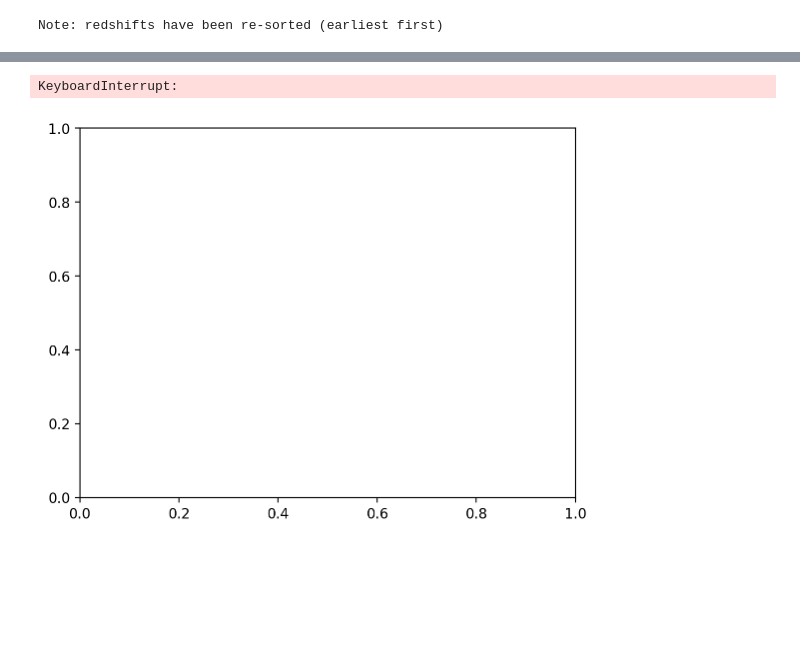
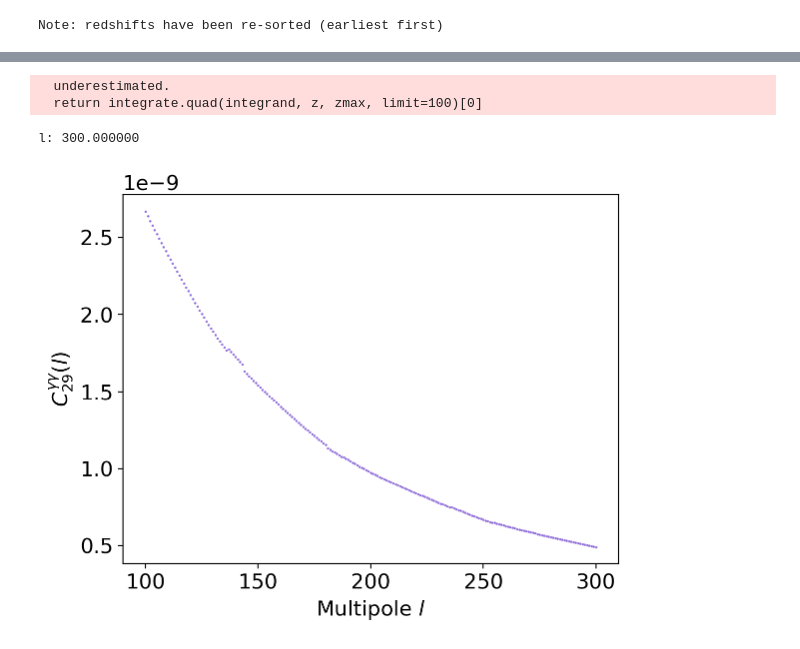
Before and after one commit to vPedreros/dfi-summer-2023, a Jupyter notebook: summer_nb.ipynb, the cells around one changed output, grey strips where cells are left out. Saved outputs shown, nothing was run; the diff lists cells and outputs as text; code cells hidden in the pictures; blank space fills up the shorter version.

Commit message:
quad implemented, some results

```diff
--- a/summer_nb.ipynb
+++ b/summer_nb.ipynb
@@ -323,8 +247,8 @@ for i in range(10):
 fig, ax = plt.subplots()
 
 for i in range(10):
-    ax.plot(z_to_plot, dict_ndsty['bin_ndensity_%s'%(str(i))](z_to_plot), c='b')
+    ax.plot(z_to_plot, dict_ndsty['bin_ndensity_%s'%(str(i))](z_to_plot), c='mediumpurple')
 ax.plot(z_to_plot, 25*n(z_to_plot), c='red')
 ax.set_xlabel('Redshift $z$')
-ax.set_ylabel('Number density')
+ax.set_ylabel('Number density');
 # %% [output]
@@ -333,5 +256,5 @@ Text(0, 0.5, 'Number density')
 # %%
-def window(i, z, zmin=0.001, zmax=2.5+1e-9, k=12):
+def window(i, z, zmax=2.5):
     """Reduced window function as a function of redshift.
     Quad integration from scipy is used.
     ===================================================
@@ -342,10 +265,7 @@ def window(i, z, zmin=0.001, zmax=2.5+1e-9, k=12):
     def integrand(w):
         return dict_ndsty['bin_ndensity_%s'%(str(i))](w) * (1 - r(z) / r(w))
 
-    N_int = 2**k + 1
-    dz = (zmax-z) / N_int
-    z_int = np.arange(z, zmax, dz)
-    return integrate.romb(integrand(z_int), dx=dz)
+    return integrate.quad(integrand, z, zmax, limit=100)[0]
 
 
 def weight_gamma(i, z, Omm=omm):
@@ -360,12 +280,12 @@ def weight_gamma(i, z, Omm=omm):
     z_dep = (1 + z) * r(z) * window(i, z)
     return constant * z_dep
 # %%
-i = 0
+i = 5
 
 fig, ax = plt.subplots()
 
 for z in z_to_plot:
-    ax.scatter(z, window(i, z), c='b', s=0.5)
+    ax.scatter(z, window(i, z), c='mediumpurple', s=0.5)
     print("z: %f"%z, end = '\r')
 ax.set_xlabel('Redshift $z$')
 ax.set_ylabel(r'Window function $\tilde{W}_%s^{\gamma\gamma}(z)$'%(str(i)));
@@ -442,29 +359,26 @@ ax.legend()
 # %%
-def convergence_gammagamma(i, j, l, zmin=0.001, zmax=2.5, k=12):
+def convergence_gammagamma(i, j, l, zmin=0.001, zmax=2.5):
     def integrand(z):
         term1 = weight_gamma(i, z) * weight_gamma(j, z) / (E(z) * r(z) ** 2)
         k = (l + 1/2) / r(z)
         term2 = mps_linear(z, k)[0]
         return term1 * term2
-    N_int = 2 ** k + 1
-    dz = (zmax-zmin) / N_int
-    z_int = np.arange(zmin, zmax, dz)
-    output = []
-    for redshift in z_int:
-        output.append(integrand(redshift))
-    return integrate.romb(np.array(output), dx=dz)
+    integral = integrate.quad(integrand, zmin, zmax)[0]
+    return l_speed / pars.H0 * integral
 # %%
 fig, ax = plt.subplots()
 
 ls = np.arange(100, 300 + 1)
-i, j = 1, 2
+i, j = 2, 9
 
 for l in ls:
-    ax.scatter(l, convergence_gammagamma(i, j, l), c='b', s=0.5)
+    ax.scatter(l, convergence_gammagamma(i, j, l), c='mediumpurple', s=0.5)
     print("l: %f" % l, end = '\r')
 ax.set_xlabel('Multipole $l$')
 ax.set_ylabel(r'$C_{%s%s}^{\gamma\gamma}(l)$'%(str(i),str(j)));
 #ax.legend()
 # %% [output]
-KeyboardInterrupt:
+  underestimated.
+  return integrate.quad(integrand, z, zmax, limit=100)[0]
+l: 300.000000
-[figure, old version]
+[figure, new version]
```
Also changed, not shown: parts of 24 cells of this notebook.
